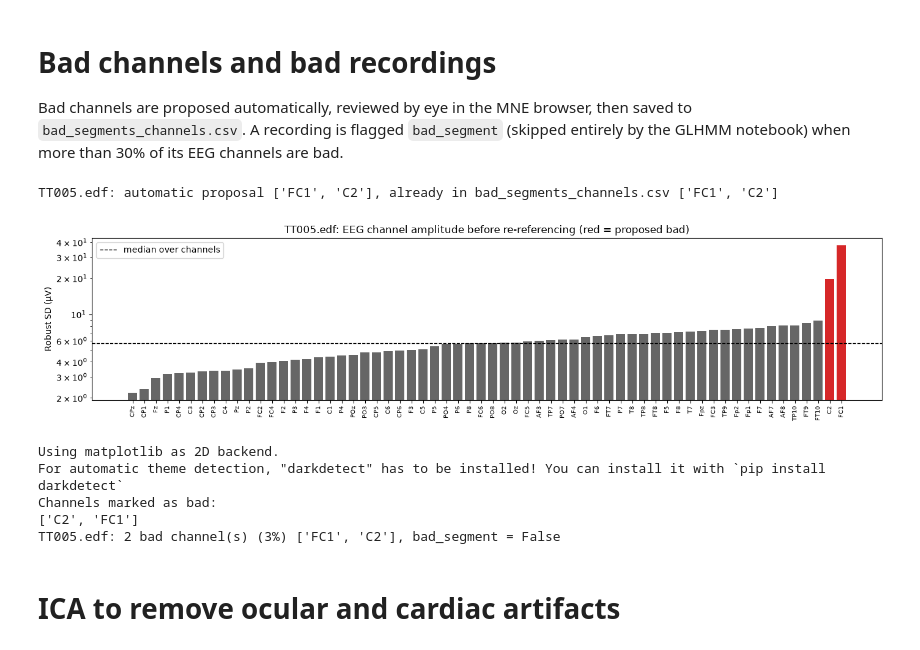
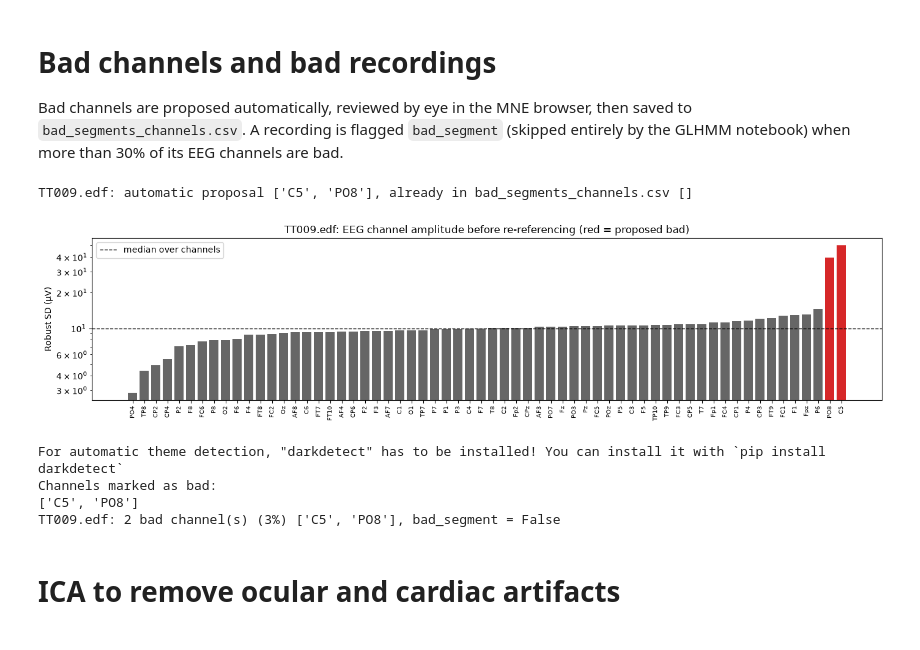
Before and after one commit to EvaFrossard/Penguin_Detection, a Jupyter notebook: GLHMM/preprocessing.ipynb, the cells around one changed output. Saved outputs shown, nothing was run; the diff lists cells and outputs as text; code cells hidden in the pictures.

```diff
--- a/GLHMM/preprocessing.ipynb
+++ b/GLHMM/preprocessing.ipynb
@@ -19,6 +19,8 @@ CHANNEL_TYPES = {'IO': 'eog', 'EMG': 'emg', 'ECG': 'ecg', 'Respi': 'resp',
                  'L_IndexMid': 'misc', 'L_RingPink': 'misc', 'L_Thumb': 'misc', 'R_RingPink': 'misc', 'R_Thumb': 'misc',
                  'Left Index+Middl': 'misc', 'Left Ring+Pinky': 'misc', 'Left Thumb': 'misc',
                  'Right Ring+Pinky': 'misc', 'Right Thumb': 'misc'}
+
+FILE = 'TT009.edf'
 # %% [markdown]
 # Load data
 One `EEG/<subject>_filtered.edf` per recording (~3h, 500 Hz, 62 EEG channels + physiological channels). Despite the name, the EEG channels in these files are identical to the unfiltered `<subject>.edf`: only the amplifier band (0.01 or DC to 250 Hz) has been applied, so the 50 Hz notch and band-pass still have to be done here.
@@ -62,7 +64,7 @@ pd.DataFrame([{'file': name,
 | 12 | TT012.edf | TT012.edf | 62 | 9 | 500.0 | 131.2 | 0.00 | 250.0 | False |
 | 13 | TT012_part2(postnap2).edf | TT012 | 62 | 9 | 500.0 | 25.4 | 0.00 | 250.0 | False |
 # %%
-raw = raws['TT005.edf']
+raw = raws[FILE]
 full_raw = raw.copy().load_data()  # load all samples into memory
 # Filter and downsample first, re-reference later: before the average reference a bad channel only affects itself
 filter_raw(full_raw)  # 50 Hz notch + 1-40 Hz band-pass
@@ -91,25 +93,24 @@ Reading 0 ... 6215999  =      0.000 ... 12431.998 secs...
 Bad channels are proposed automatically, reviewed by eye in the MNE browser, then saved to `bad_segments_channels.csv`. A recording is flagged `bad_segment` (skipped entirely by the GLHMM notebook) when more than 30% of its EEG channels are bad.
 # %%
 # Automatic proposal: EEG channels whose robust SD is > 3x the median over channels, or flat (< 0.1 µV)
-FILE = 'TT005.edf'
 auto_bads, robust_sd = detect_bad_channels(full_raw, 3, 1)
 saved_bads = qc_table.get(FILE, {}).get('bad_channels', [])  # from a previous review of this file
 proposed_bads = sorted(set(auto_bads) | set(saved_bads))
 print(f'{FILE}: automatic proposal {auto_bads}, already in {QC_CSV.name} {saved_bads}')
 
 sd_sorted = robust_sd.sort_values()
 fig_sd, ax = plt.subplots(figsize=(14, 3.5))
 ax.bar(np.arange(len(sd_sorted)), sd_sorted.values, color=['C3' if ch in proposed_bads else '0.4' for ch in sd_sorted.index])
 ax.axhline(robust_sd.median(), color='k', lw=1, ls='--', label='median over channels')
 ax.set_xticks(np.arange(len(sd_sorted)), sd_sorted.index, rotation=90, fontsize=7)
 ax.set_ylabel('Robust SD (µV)')
 ax.set_yscale('log')
 ax.set_title(f'{FILE}: EEG channel amplitude before re-referencing (red = proposed bad)')
 ax.legend()
 fig_sd.tight_layout()
 # %% [output]
-TT005.edf: automatic proposal ['FC1', 'C2'], already in bad_segments_channels.csv ['FC1', 'C2']
+TT009.edf: automatic proposal ['C5', 'PO8'], already in bad_segments_channels.csv []
-[figure, old version]
+[figure, new version]
 # %%
 # Review by eye: the proposed channels are pre-marked (grey). Click a channel trace or name to mark/unmark it, close the window when done.
 %matplotlib tk
@@ -124,11 +125,10 @@ bad_fraction = len(bad_channels) / len(eeg_names)
 bad_segment = bool(bad_fraction > HIGH_BAD_THRESHOLD or qc_table.get(FILE, {}).get('bad_segment', False))
 print(f'{FILE}: {len(bad_channels)} bad channel(s) ({bad_fraction:.0%}) {bad_channels}, bad_segment = {bad_segment}')
 # %% [output]
-Using matplotlib as 2D backend.
 For automatic theme detection, "darkdetect" has to be installed! You can install it with `pip install darkdetect`
 Channels marked as bad:
-['C2', 'FC1']
-TT005.edf: 2 bad channel(s) (3%) ['FC1', 'C2'], bad_segment = False
+['C5', 'PO8']
+TT009.edf: 2 bad channel(s) (3%) ['C5', 'PO8'], bad_segment = False
 # %% [markdown]
 # ICA to remove ocular and cardiac artifacts
 # %%
```
Also changed, not shown: parts of 9 cells of this notebook, 2 other files.
